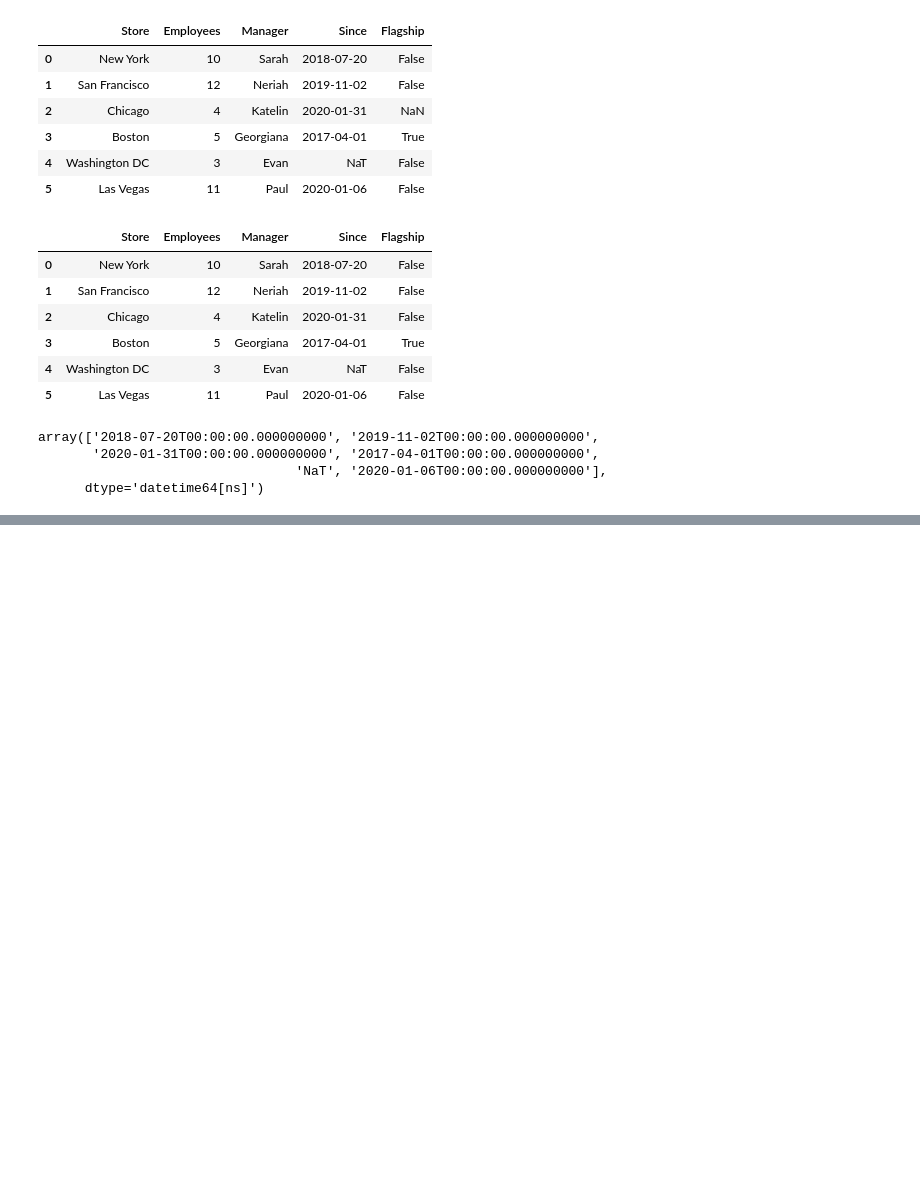
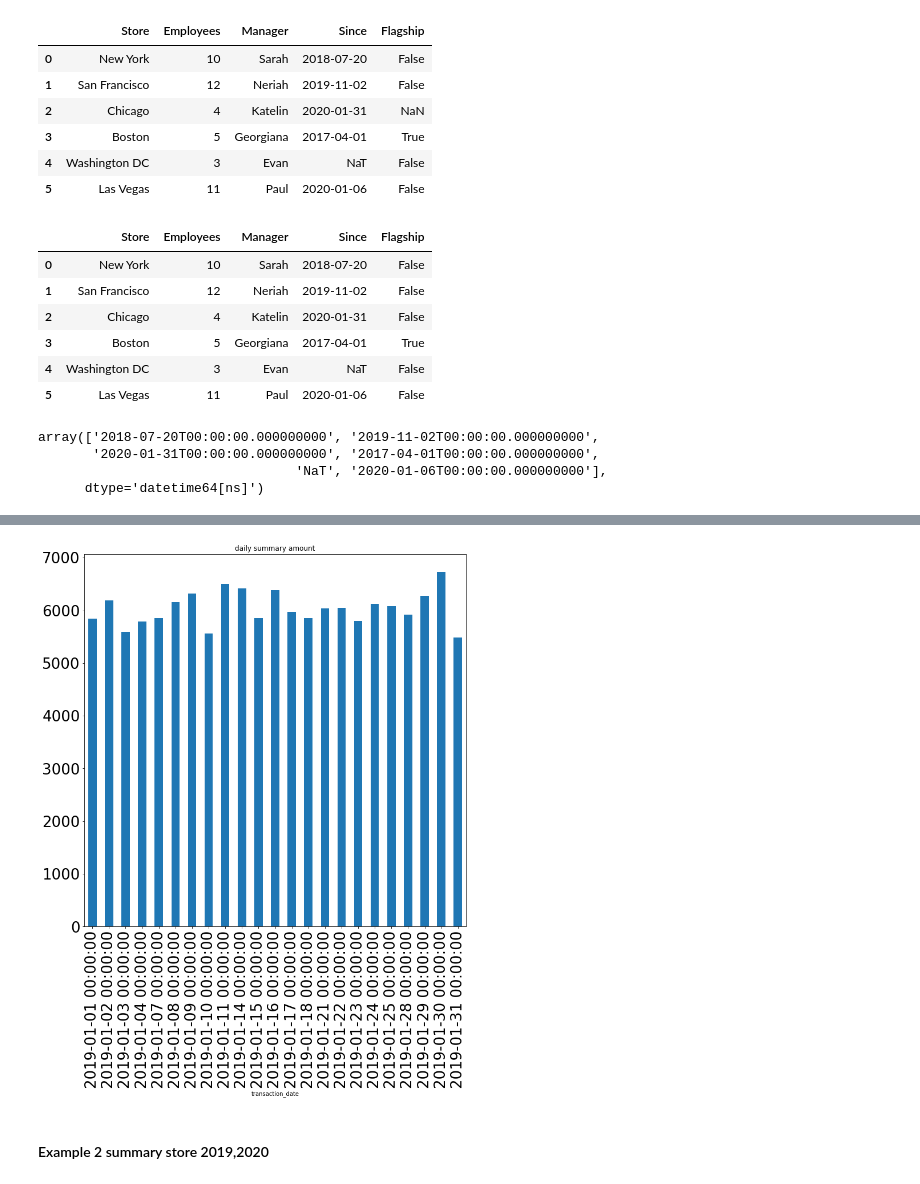
Before and after one commit to NMB-MIC/basic_python_pandas, a Jupyter notebook: 03_pandas.ipynb, the cells around one changed output, grey strips where cells are left out. Saved outputs shown, nothing was run; the diff lists cells and outputs as text; code cells hidden in the pictures; blank space fills up the shorter version.

```diff
--- a/03_pandas.ipynb
+++ b/03_pandas.ipynb
@@ -831,0 +836,3 @@ dtype: int64
+# %%
+df = pd.read_excel("data/sales_data/2021/January.xlsx")
+df
@@ -831,0 +902,5 @@ dtype: int64
+# %%
+pivote =pd.pivot_table(df,index="transaction_date",columns="store",
+                        values="amount",aggfunc="sum"
+                        ,margins=True,margins_name="Total")
+pivote
@@ -831,0 +928,7 @@ dtype: int64
+# %%
+plot = pivote["Total"][:-1]
+# %%
+fig = plot.plot(kind="bar",figsize=(12,12),fontsize=26,title="daily summary amount").get_figure()
+fig.savefig("export/pivote.png")
+# %% [output]
+[figure, added]
@@ -831,0 +937,2 @@ dtype: int64
+# %% [markdown]
+#### Example 2 summary store 2019,2020
```
Also changed, not shown: parts of 26 cells of this notebook, 41 other files.
